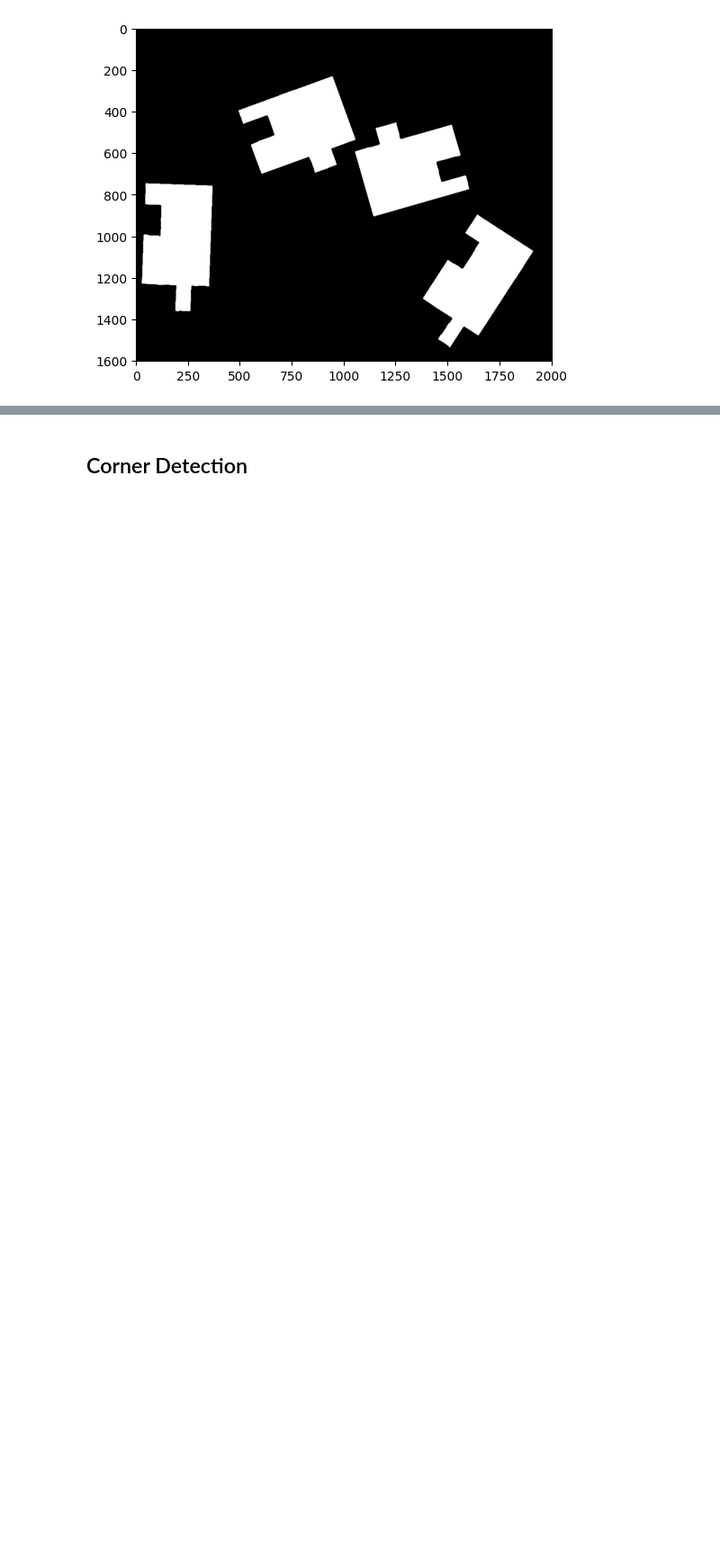
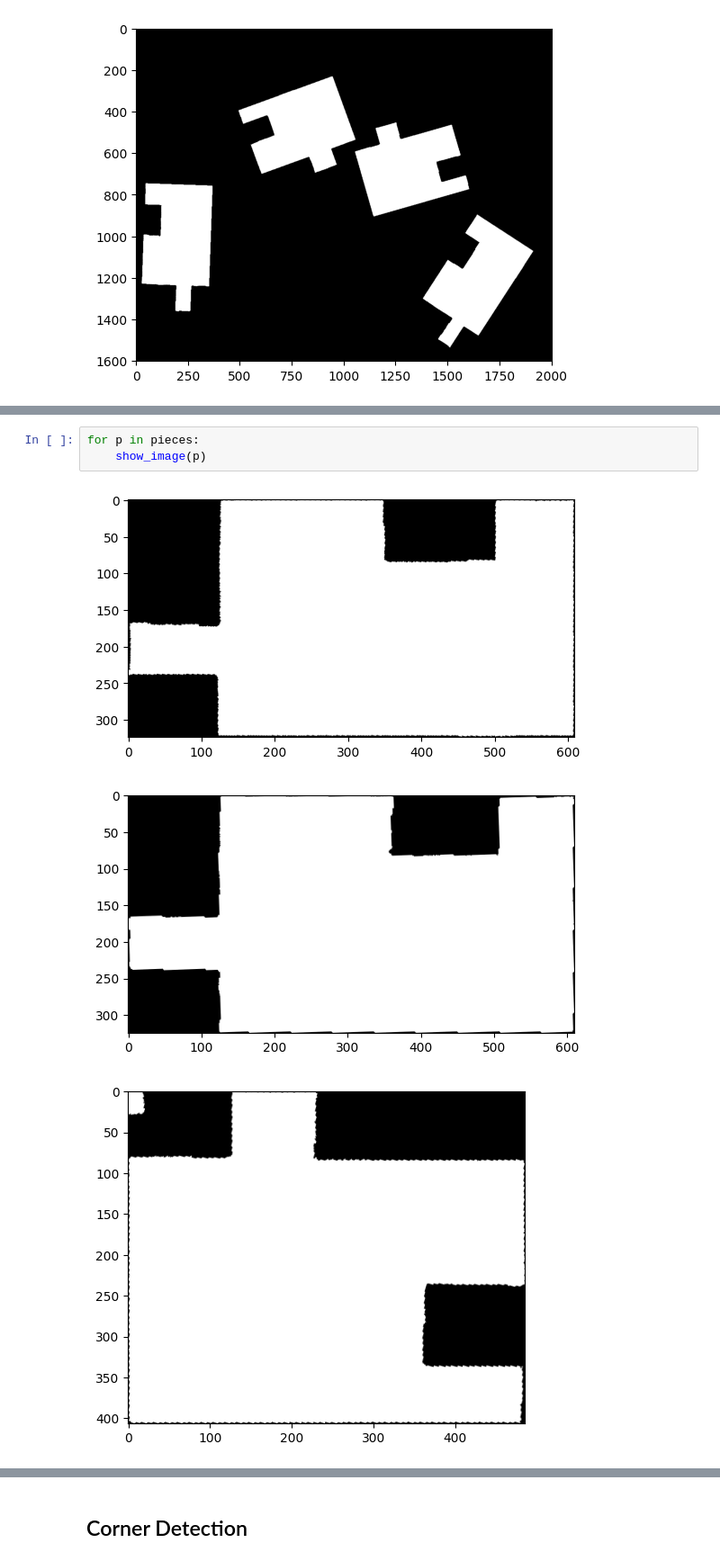
Before and after one commit to Mcapozzolo/PuzzleSimulator, a Jupyter notebook: image_processing/poc_opencv_01.ipynb, the cells around one changed output, grey strips where cells are left out. Shown at 90% size. Saved outputs shown, nothing was run; the diff lists cells and outputs as text; blank space fills up the shorter version.

```diff
--- a/image_processing/poc_opencv_01.ipynb
+++ b/image_processing/poc_opencv_01.ipynb
@@ -64,0 +81,7 @@ for c in contours:
+# %%
+for p in pieces:
+    show_image(p)
+# %% [output]
+[figure, added]
+[figure, added]
+[figure, added]
```
Also changed, not shown: parts of 12 cells of this notebook.
